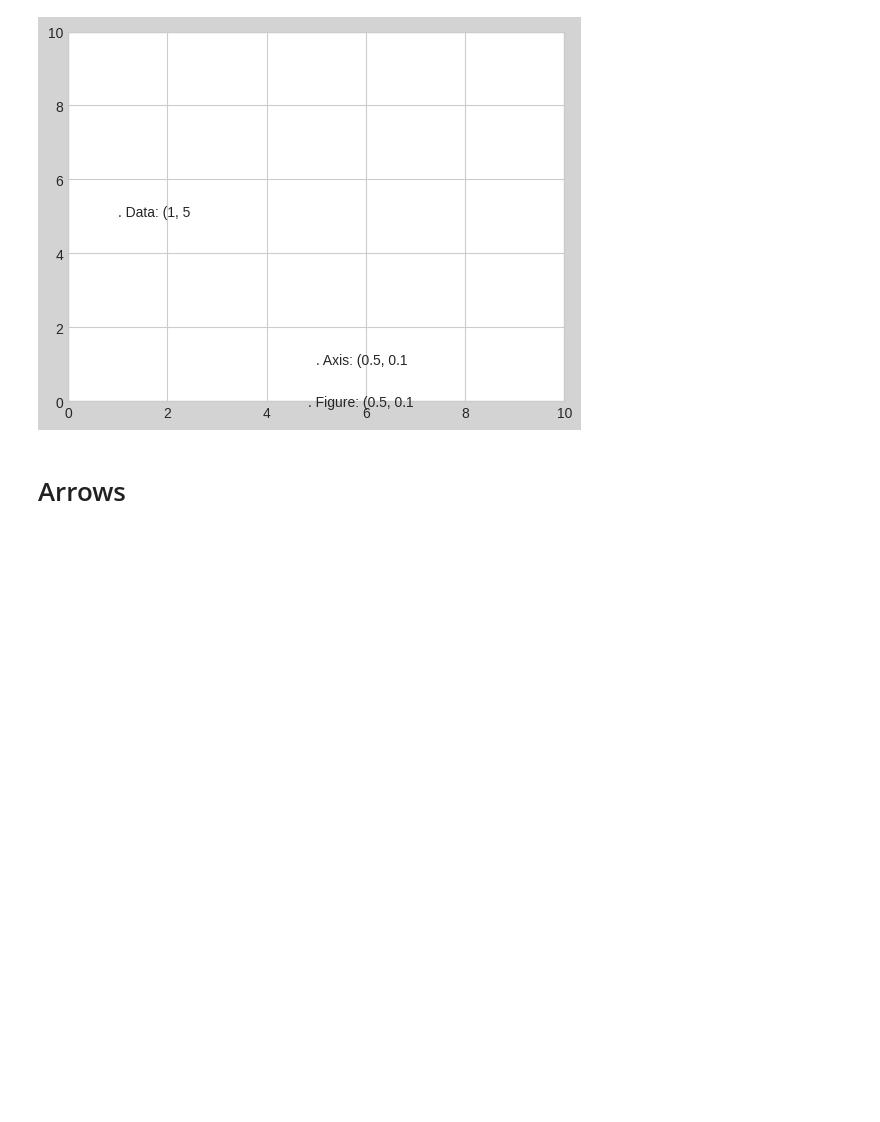
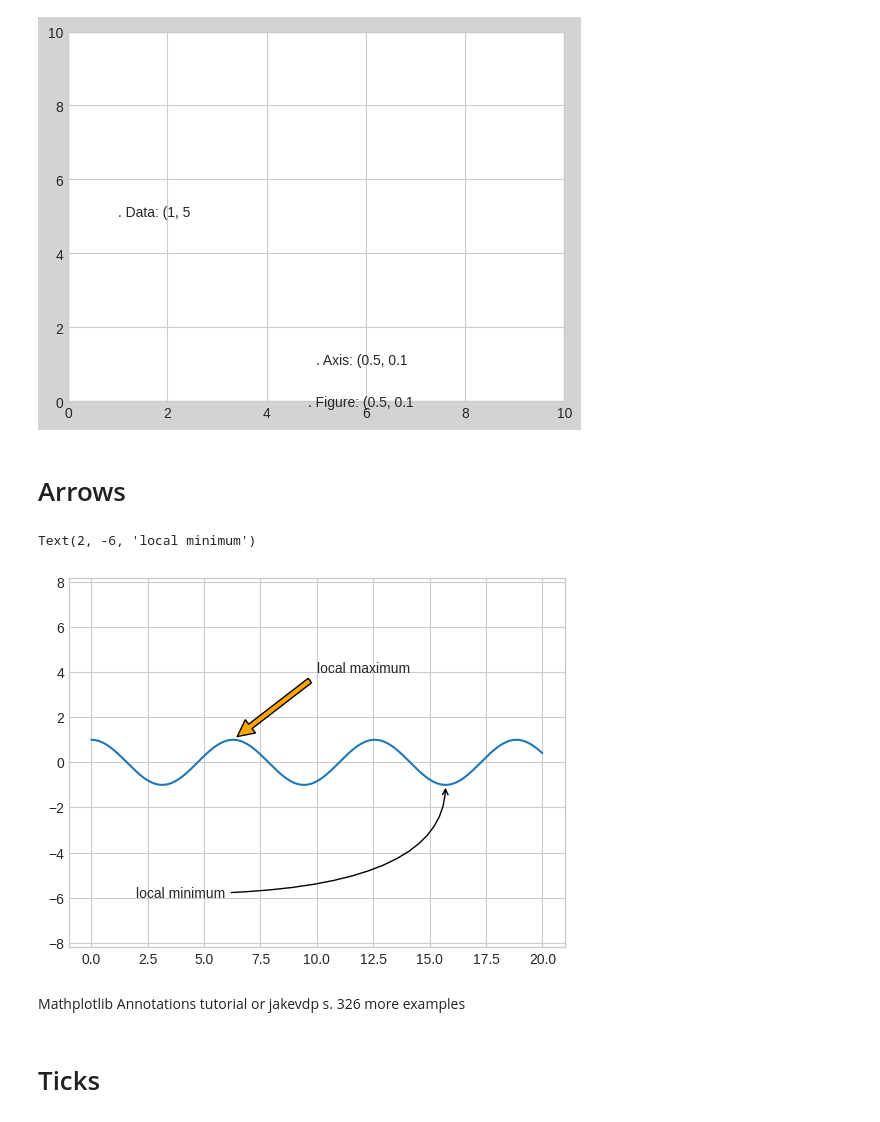
Before and after one commit to SlawCzech/matplot_exercises, a Jupyter notebook: matplot_basic.ipynb, the cells around one changed output. Drawn from its saved outputs; the diff is of its cells as text; code cells hidden in the pictures; blank space fills up the shorter version.

Commit message:
arrows

```diff
--- a/matplot_basic.ipynb
+++ b/matplot_basic.ipynb
@@ -397,3 +397,20 @@ Text(0.5, 0.1, '. Figure: (0.5, 0.1')
 [figure]
 # %% [markdown]
 # Arrows
+# %%
+fig, ax = plt.subplots()
+x = np.linspace(0, 20, 1000)
+ax.plot(x, np.cos(x))
+ax.axis('equal')
+# arrowprops określa styl strzałki
+# shrink określa długość strzałki
+ax.annotate('local maximum', xy=(6.28, 1), xytext=(10, 4), arrowprops=dict(facecolor='orange', shrink=0.05))
+# inna strzałka
+ax.annotate('local minimum', xy=(5*np.pi, -1), xytext=(2, -6), arrowprops=dict(arrowstyle='->', connectionstyle='angle3,angleA=0,angleB=-90'))
+# %% [output]
+Text(2, -6, 'local minimum')
+[figure, added]
+# %% [markdown]
+Mathplotlib Annotations tutorial or jakevdp s. 326 more examples
+# %% [markdown]
+# Ticks
```
Also changed, not shown: parts of 1 cell of this notebook.
